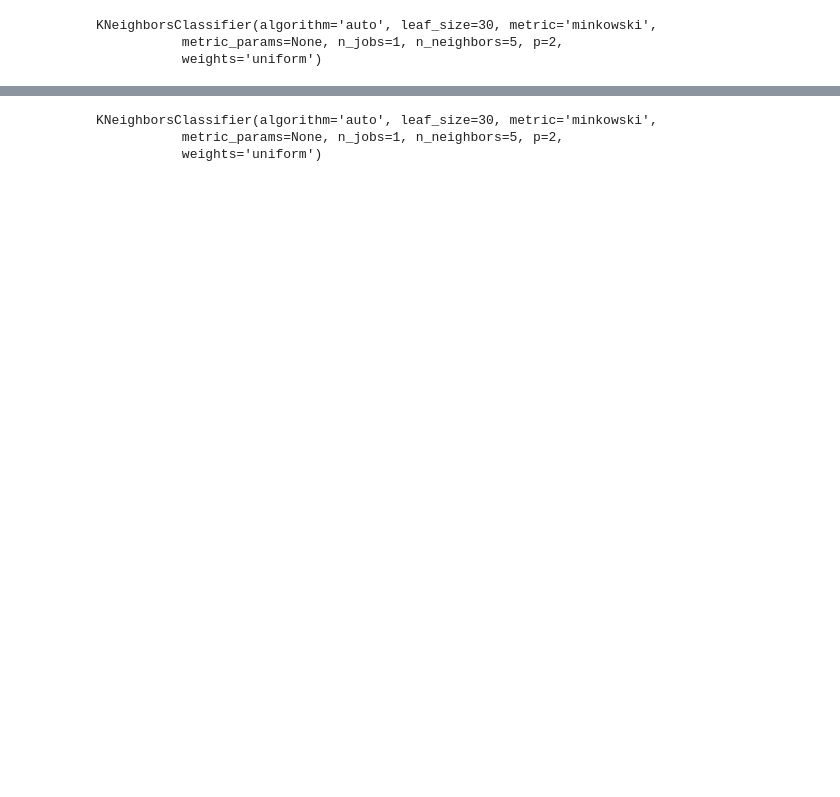
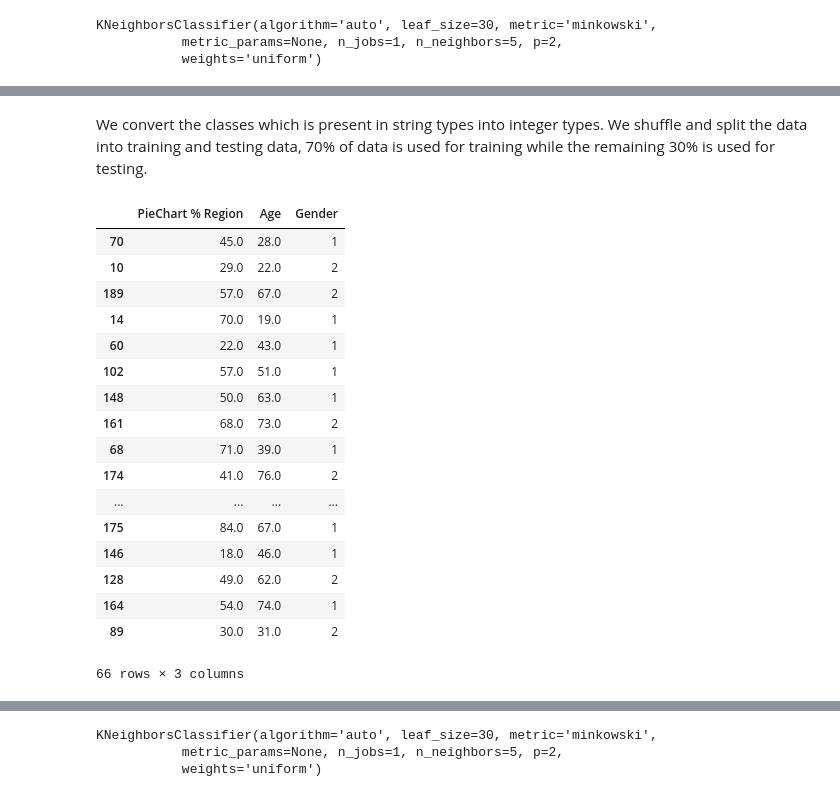
Before and after one commit to MarianneLawless/Programming-DA-Project, a Jupyter notebook: Programming for Data Analysis Project 2018.ipynb, the cells around one changed output, grey strips where cells are left out. Cells and saved outputs as stored; diff of their text form; code cells hidden in the pictures; blank space fills up the shorter version.

```diff
--- a/Programming for Data Analysis Project 2018.ipynb
+++ b/Programming for Data Analysis Project 2018.ipynb
@@ -636,0 +685,2 @@ array(['Other'], dtype=object)
+# %%
+mod.train_test_split(inputs, outputs, test_size=0.33)
@@ -637,2 +705,25 @@ array(['Other'], dtype=object)
+# %% [markdown]
+We convert the classes which is present in string types into integer types. We shuffle and split the data into training and testing data, 70% of data is used for training while the remaining 30% is used for testing.
 # %%
 inputs_train, inputs_test, outputs_train, outputs_test = mod.train_test_split(inputs, outputs, test_size=0.33)
+# %%
+inputs_test
+# %% [output]
+|  | PieChart % Region | Age | Gender |
+| 70 | 45.0 | 28.0 | 1 |
+| 10 | 29.0 | 22.0 | 2 |
+| 189 | 57.0 | 67.0 | 2 |
+| 14 | 70.0 | 19.0 | 1 |
+| 60 | 22.0 | 43.0 | 1 |
+| 102 | 57.0 | 51.0 | 1 |
+| 148 | 50.0 | 63.0 | 1 |
+| 161 | 68.0 | 73.0 | 2 |
+| 68 | 71.0 | 39.0 | 1 |
+| 174 | 41.0 | 76.0 | 2 |
+| ... | ... | ... | ... |
+| 175 | 84.0 | 67.0 | 1 |
+| 146 | 18.0 | 46.0 | 1 |
+| 128 | 49.0 | 62.0 | 2 |
+| 164 | 54.0 | 74.0 | 1 |
+| 89 | 30.0 | 31.0 | 2 |
+66 rows × 3 columns
```
Also changed, not shown: parts of 47 cells of this notebook.
